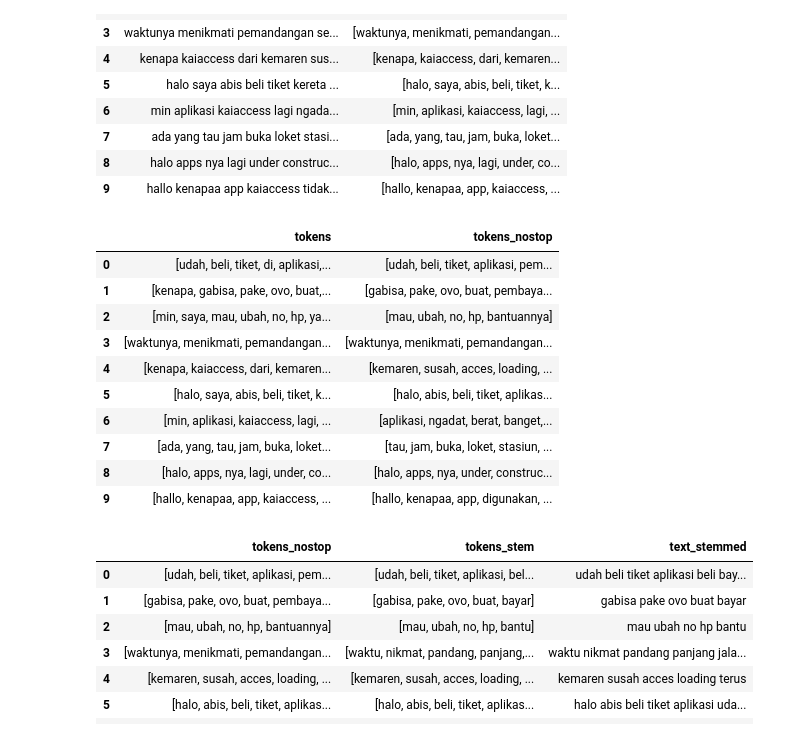
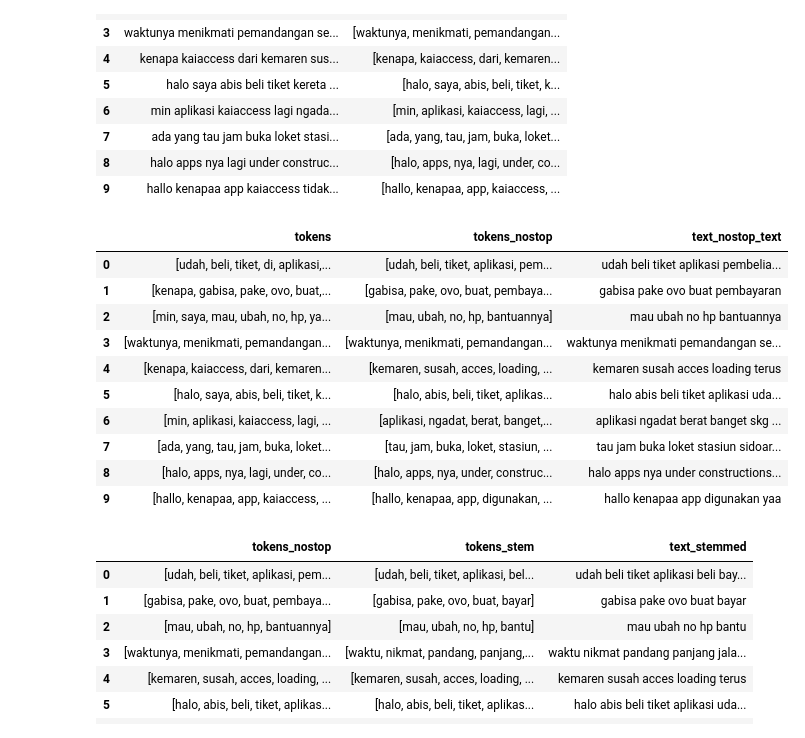
Before and after one commit to ahmdzzzki/skripsi_sentimen, a Jupyter notebook: 02.Preprocessing/baru_preprocessing_A_lengkap.ipynb, the cells around one changed output. Drawn from its saved outputs; the diff is of its cells as text; code cells hidden in the pictures.

```diff
--- a/02.Preprocessing/baru_preprocessing_A_lengkap.ipynb
+++ b/02.Preprocessing/baru_preprocessing_A_lengkap.ipynb
@@ -156,22 +156,23 @@ work[["text_clean","tokens"]].head(10)
 # %%
 # === Step 6: Stopword Removal ===
 work["tokens_nostop"] = work["tokens"].apply(
     lambda toks: [t for t in toks if t not in stopwords_all]
 )
+work["text_nostop_text"] = work["tokens_nostop"].apply(lambda ts: " ".join(ts))
 
-work[["tokens","tokens_nostop"]].head(10)
+work[["tokens","tokens_nostop","text_nostop_text"]].head(10)
 # %% [output]
-|  | tokens | tokens_nostop |
-| 0 | [udah, beli, tiket, di, aplikasi,... | [udah, beli, tiket, aplikasi, pem... |
-| 1 | [kenapa, gabisa, pake, ovo, buat,... | [gabisa, pake, ovo, buat, pembaya... |
-| 2 | [min, saya, mau, ubah, no, hp, ya... | [mau, ubah, no, hp, bantuannya] |
-| 3 | [waktunya, menikmati, pemandangan... | [waktunya, menikmati, pemandangan... |
-| 4 | [kenapa, kaiaccess, dari, kemaren... | [kemaren, susah, acces, loading, ... |
-| 5 | [halo, saya, abis, beli, tiket, k... | [halo, abis, beli, tiket, aplikas... |
-| 6 | [min, aplikasi, kaiaccess, lagi, ... | [aplikasi, ngadat, berat, banget,... |
-| 7 | [ada, yang, tau, jam, buka, loket... | [tau, jam, buka, loket, stasiun, ... |
-| 8 | [halo, apps, nya, lagi, under, co... | [halo, apps, nya, under, construc... |
-| 9 | [hallo, kenapaa, app, kaiaccess, ... | [hallo, kenapaa, app, digunakan, ... |
+|  | tokens | tokens_nostop | text_nostop_text |
+| 0 | [udah, beli, tiket, di, aplikasi,... | [udah, beli, tiket, aplikasi, pem... | udah beli tiket aplikasi pembelia... |
+| 1 | [kenapa, gabisa, pake, ovo, buat,... | [gabisa, pake, ovo, buat, pembaya... | gabisa pake ovo buat pembayaran |
+| 2 | [min, saya, mau, ubah, no, hp, ya... | [mau, ubah, no, hp, bantuannya] | mau ubah no hp bantuannya |
+| 3 | [waktunya, menikmati, pemandangan... | [waktunya, menikmati, pemandangan... | waktunya menikmati pemandangan se... |
+| 4 | [kenapa, kaiaccess, dari, kemaren... | [kemaren, susah, acces, loading, ... | kemaren susah acces loading terus |
+| 5 | [halo, saya, abis, beli, tiket, k... | [halo, abis, beli, tiket, aplikas... | halo abis beli tiket aplikasi uda... |
+| 6 | [min, aplikasi, kaiaccess, lagi, ... | [aplikasi, ngadat, berat, banget,... | aplikasi ngadat berat banget skg ... |
+| 7 | [ada, yang, tau, jam, buka, loket... | [tau, jam, buka, loket, stasiun, ... | tau jam buka loket stasiun sidoar... |
+| 8 | [halo, apps, nya, lagi, under, co... | [halo, apps, nya, under, construc... | halo apps nya under constructions... |
+| 9 | [hallo, kenapaa, app, kaiaccess, ... | [hallo, kenapaa, app, digunakan, ... | hallo kenapaa app digunakan yaa |
 # %%
 # === Step 7: Stemming ===
 def stem_tokens(tokens):
```
Also changed, not shown: parts of 2 cells of this notebook, 1 other file.
